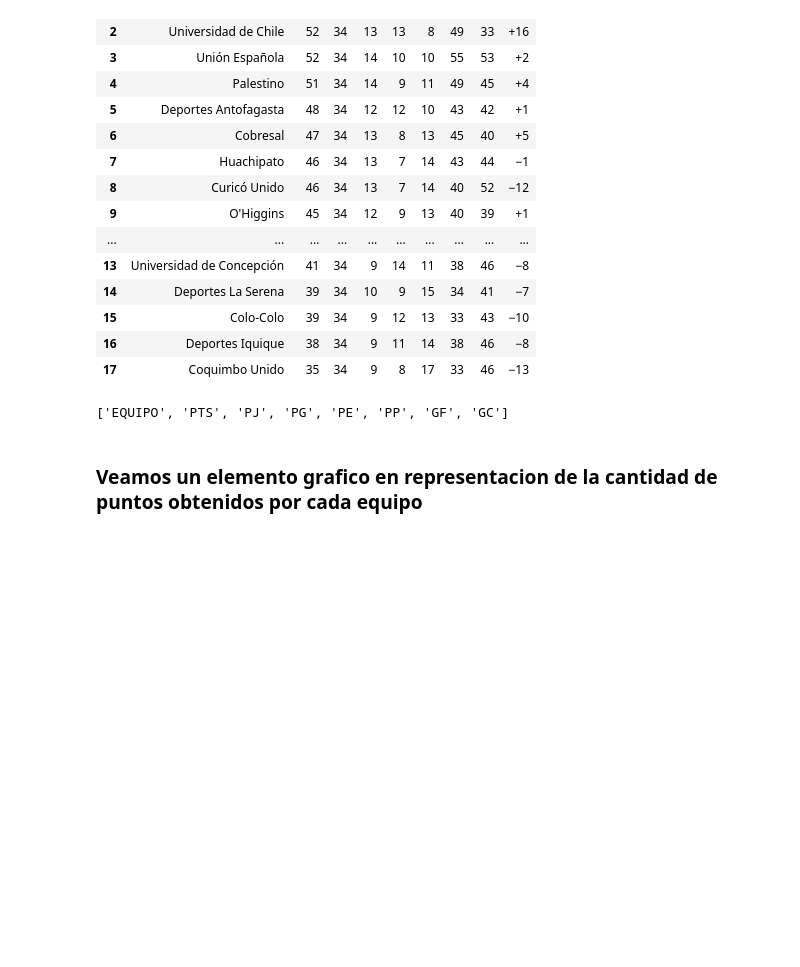
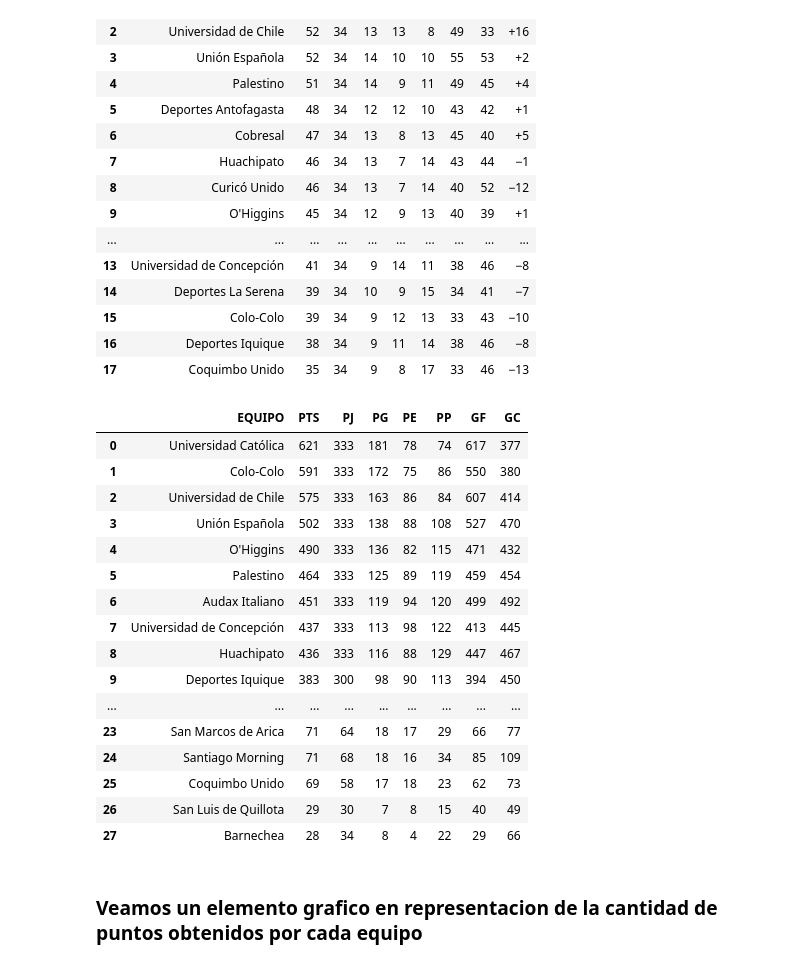
Before and after one commit to fmeza7/Proyecto_Cs_Datos_Grupo_1, a Jupyter notebook: Proyecto.ipynb, the cells around one changed output. Cells and saved outputs as stored; diff of their text form; code cells hidden in the pictures; blank space fills up the shorter version.

```diff
--- a/Proyecto.ipynb
+++ b/Proyecto.ipynb
@@ -562,26 +562,42 @@ display(df_2020)
 # %%
 dataframes_list = [df_2010,df_2011,df_2012,df_2013,df_2014,df_2015,df_2016,df_2017,df_2018,df_2019,df_2020]
 df_decada=pd.concat([df_2010,df_2011,df_2012,df_2013,df_2014,df_2015,df_2016,df_2017,df_2018,df_2019,df_2020],axis=0)
 
 df_decada=df_decada.drop(columns='DIF')
 
 df_decada['PTS']=df_decada['PTS'].astype(int)
 df_decada['PJ']=df_decada['PJ'].astype(int)
 df_decada['PG']=df_decada['PG'].astype(int)
 df_decada['PE']=df_decada['PE'].astype(int)
 df_decada['PP']=df_decada['PP'].astype(int)
 df_decada['GF']=df_decada['GF'].astype(int)
 df_decada['GC']=df_decada['GC'].astype(int)
 
 df_decada = df_decada.groupby(by='EQUIPO').agg({'PTS':'sum','PJ':'sum','PG':'sum','PE':'sum','PP':'sum','GF':'sum','GC':'sum'})
 
 df_decada=df_decada.sort_values(by='PTS',ascending=False)
 #devido a la mala cuenta de un partido extra "definitorio", regularemos este dato en base a los partidos maximos
 df_decada['PJ']=df_decada['PJ'].replace(334,333)
 df_decada=df_decada.reset_index()
-list(df_decada.columns)
+df_decada
 # %% [output]
-['EQUIPO', 'PTS', 'PJ', 'PG', 'PE', 'PP', 'GF', 'GC']
+|  | EQUIPO | PTS | PJ | PG | PE | PP | GF | GC |
+| 0 | Universidad Católica | 621 | 333 | 181 | 78 | 74 | 617 | 377 |
+| 1 | Colo-Colo | 591 | 333 | 172 | 75 | 86 | 550 | 380 |
+| 2 | Universidad de Chile | 575 | 333 | 163 | 86 | 84 | 607 | 414 |
+| 3 | Unión Española | 502 | 333 | 138 | 88 | 108 | 527 | 470 |
+| 4 | O'Higgins | 490 | 333 | 136 | 82 | 115 | 471 | 432 |
+| 5 | Palestino | 464 | 333 | 125 | 89 | 119 | 459 | 454 |
+| 6 | Audax Italiano | 451 | 333 | 119 | 94 | 120 | 499 | 492 |
+| 7 | Universidad de Concepción | 437 | 333 | 113 | 98 | 122 | 413 | 445 |
+| 8 | Huachipato | 436 | 333 | 116 | 88 | 129 | 447 | 467 |
+| 9 | Deportes Iquique | 383 | 300 | 98 | 90 | 113 | 394 | 450 |
+| ... | ... | ... | ... | ... | ... | ... | ... | ... |
+| 23 | San Marcos de Arica | 71 | 64 | 18 | 17 | 29 | 66 | 77 |
+| 24 | Santiago Morning | 71 | 68 | 18 | 16 | 34 | 85 | 109 |
+| 25 | Coquimbo Unido | 69 | 58 | 17 | 18 | 23 | 62 | 73 |
+| 26 | San Luis de Quillota | 29 | 30 | 7 | 8 | 15 | 40 | 49 |
+| 27 | Barnechea | 28 | 34 | 8 | 4 | 22 | 29 | 66 |
 # %% [markdown]
 ### Veamos un elemento grafico en representacion de la cantidad de puntos obtenidos por cada equipo
 # %%
```
Also changed, not shown: parts of 1 cell of this notebook.
